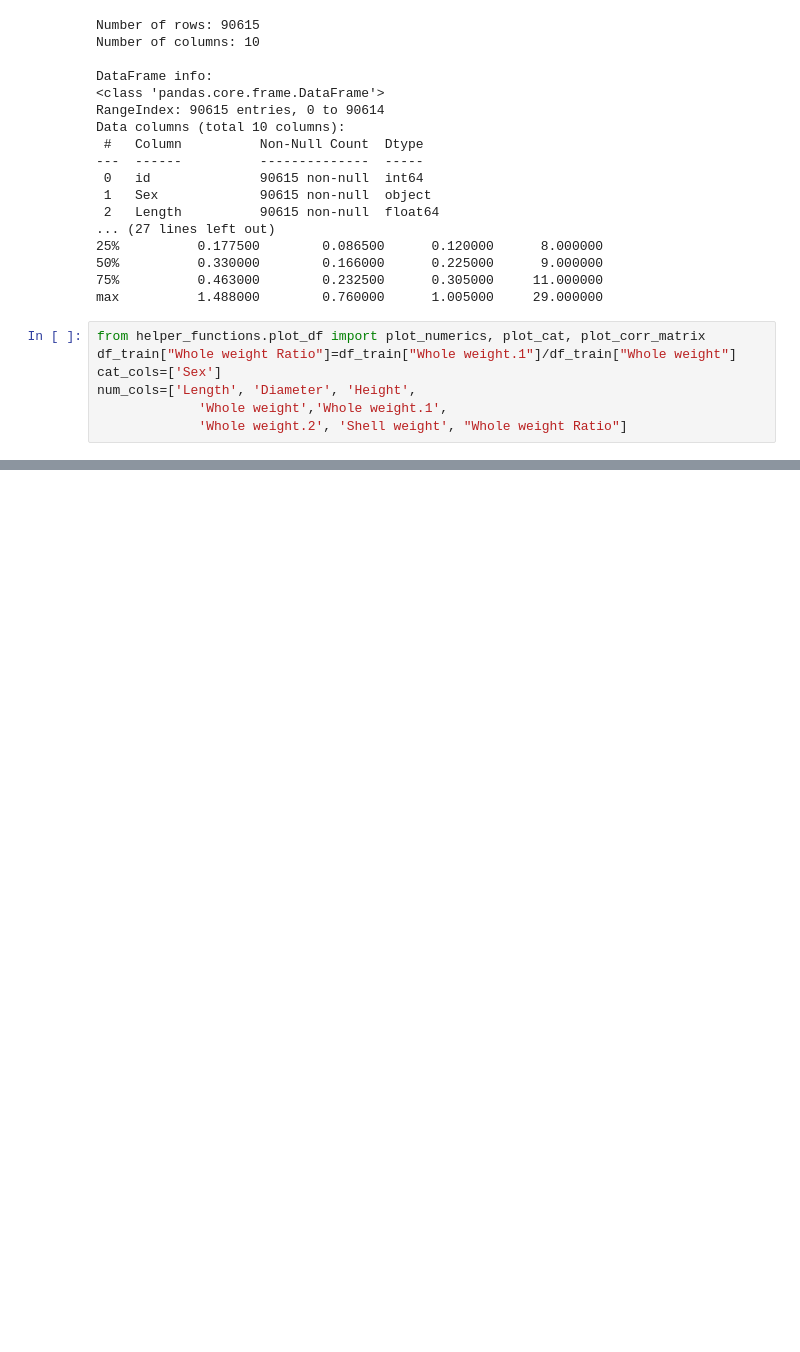
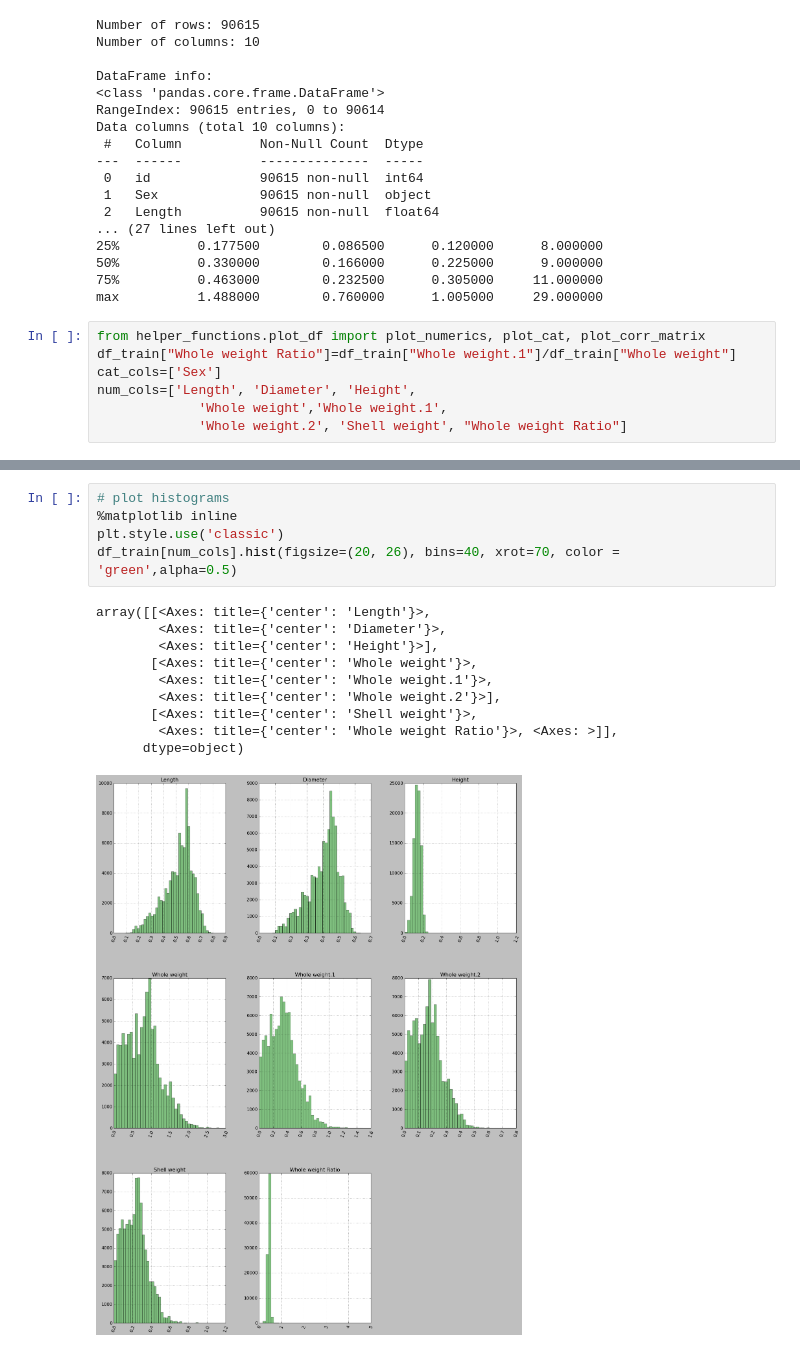
Before and after one commit to sherryuuer/kaggle, a Jupyter notebook: regression-abalone-dataset.ipynb, the cells around one changed output, grey strips where cells are left out. Drawn from its saved outputs; the diff is of its cells as text; blank space fills up the shorter version.

```diff
--- a/regression-abalone-dataset.ipynb
+++ b/regression-abalone-dataset.ipynb
@@ -60,0 +80,16 @@ TypeError: plot_cat() takes 1 positional argument but 2 were given
+# %%
+# plot histograms
+%matplotlib inline
+plt.style.use('classic')
+df_train[num_cols].hist(figsize=(20, 26), bins=40, xrot=70, color = 'green',alpha=0.5)
+# %% [output]
+array([[<Axes: title={'center': 'Length'}>,
+        <Axes: title={'center': 'Diameter'}>,
+        <Axes: title={'center': 'Height'}>],
+       [<Axes: title={'center': 'Whole weight'}>,
+        <Axes: title={'center': 'Whole weight.1'}>,
+        <Axes: title={'center': 'Whole weight.2'}>],
+       [<Axes: title={'center': 'Shell weight'}>,
+        <Axes: title={'center': 'Whole weight Ratio'}>, <Axes: >]],
+      dtype=object)
+[figure, added]
```
Also changed, not shown: parts of 65 cells of this notebook, 1 other file.
